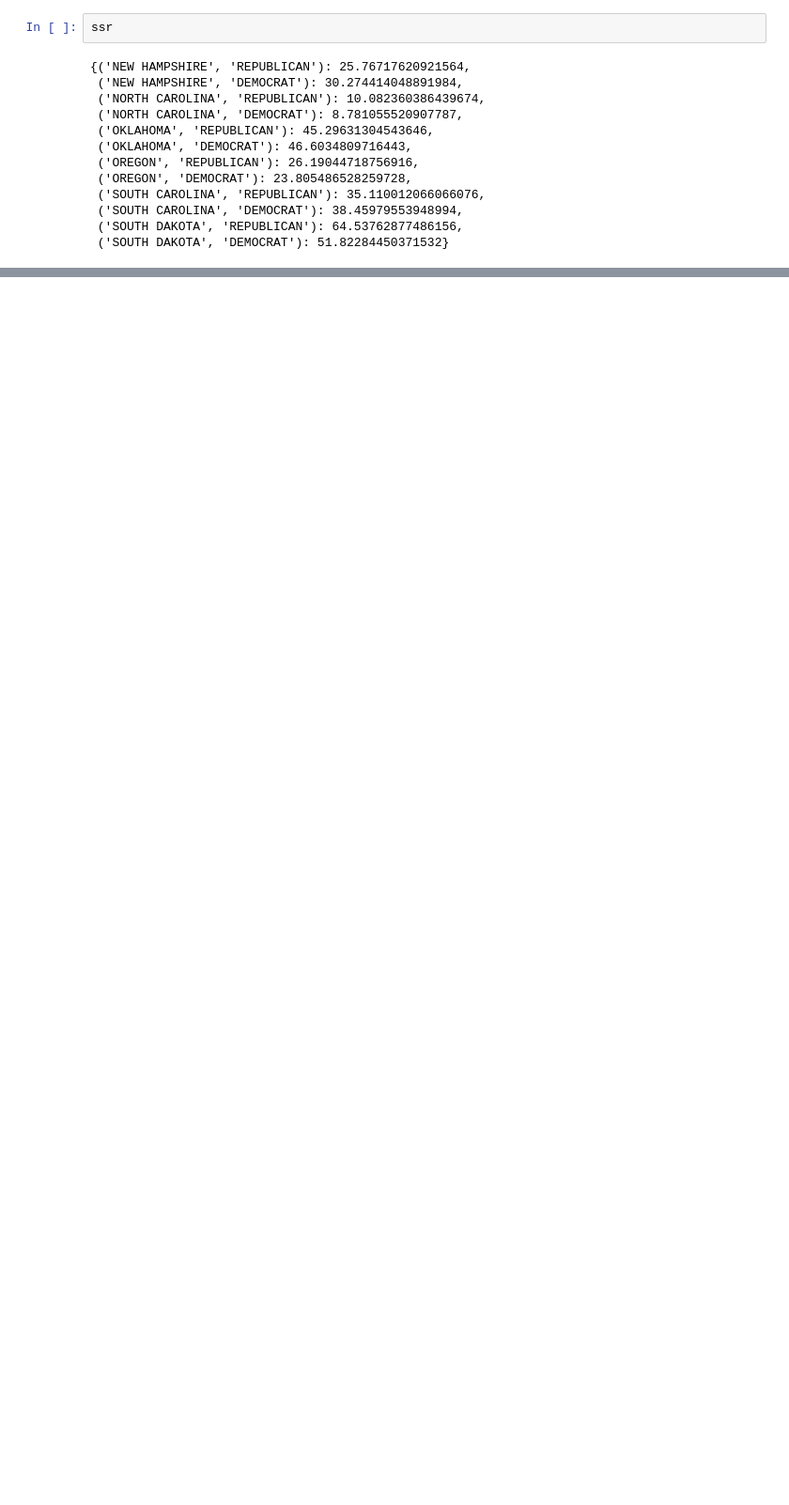
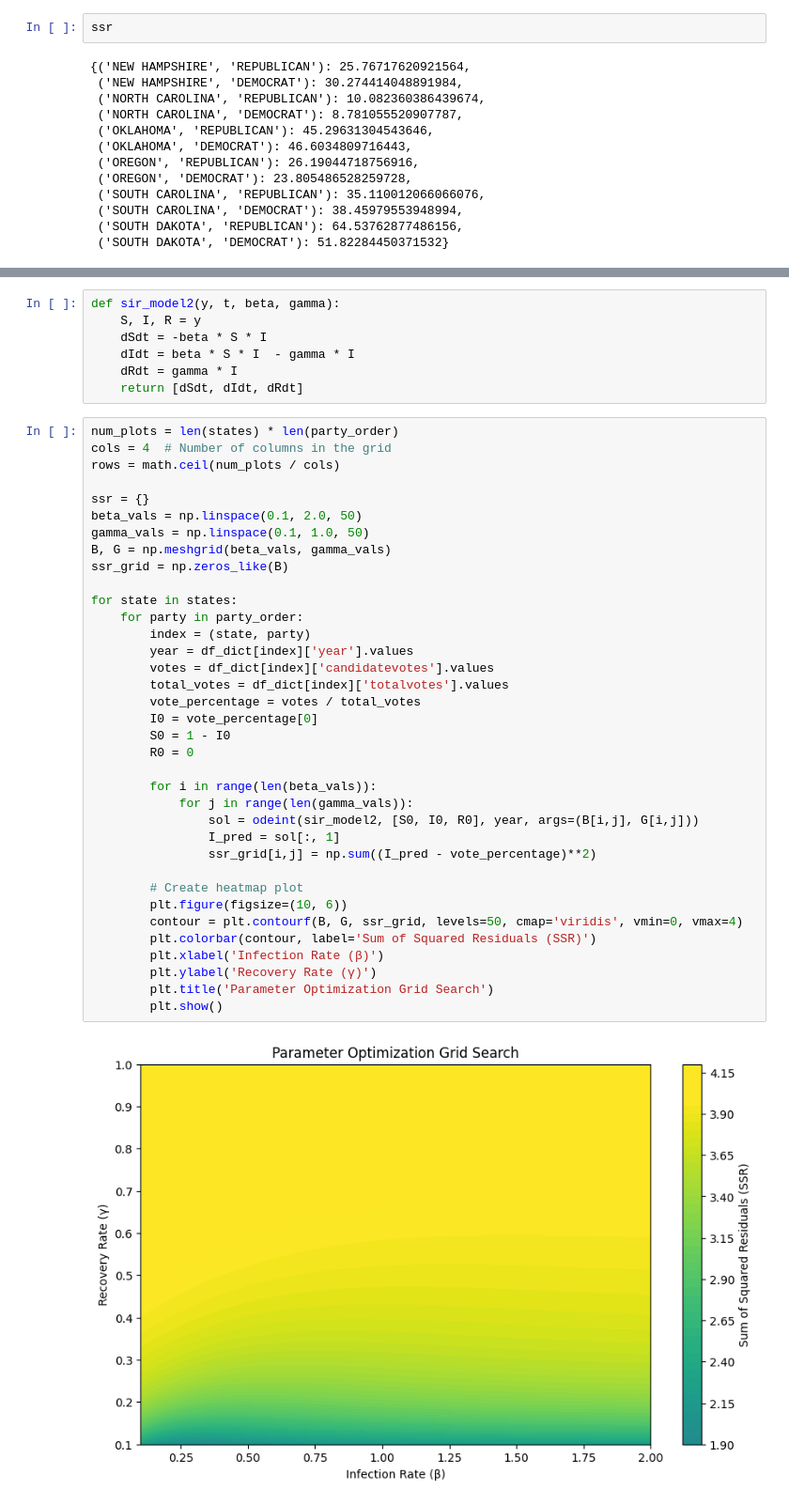
Before and after one commit to alanroyce20102003/bt5240, a Jupyter notebook: LS.ipynb, the cells around one changed output, grey strips where cells are left out. Shown at 94% size. Saved outputs shown, nothing was run; the diff lists cells and outputs as text; blank space fills up the shorter version.

Commit message:
Added the ssr heatmap

```diff
--- a/LS.ipynb
+++ b/LS.ipynb
@@ -227,0 +231,45 @@ ssr
+# %%
+def sir_model2(y, t, beta, gamma):
+    S, I, R = y
+    dSdt = -beta * S * I
+    dIdt = beta * S * I  - gamma * I
+    dRdt = gamma * I
+    return [dSdt, dIdt, dRdt]
+# %%
+num_plots = len(states) * len(party_order)
+cols = 4  # Number of columns in the grid
+rows = math.ceil(num_plots / cols)
+
+ssr = {}
+beta_vals = np.linspace(0.1, 2.0, 50)
+gamma_vals = np.linspace(0.1, 1.0, 50)
+B, G = np.meshgrid(beta_vals, gamma_vals)
+ssr_grid = np.zeros_like(B)
+
+for state in states:
+    for party in party_order:
+        index = (state, party)
+        year = df_dict[index]['year'].values
+        votes = df_dict[index]['candidatevotes'].values
+        total_votes = df_dict[index]['totalvotes'].values
+        vote_percentage = votes / total_votes
+        I0 = vote_percentage[0]
+        S0 = 1 - I0
+        R0 = 0
+
+        for i in range(len(beta_vals)):
+            for j in range(len(gamma_vals)):
+                sol = odeint(sir_model2, [S0, I0, R0], year, args=(B[i,j], G[i,j]))
+                I_pred = sol[:, 1]
+                ssr_grid[i,j] = np.sum((I_pred - vote_percentage)**2)
+
+        # Create heatmap plot
+        plt.figure(figsize=(10, 6))
+        contour = plt.contourf(B, G, ssr_grid, levels=50, cmap='viridis', vmin=0, vmax=4)
+        plt.colorbar(contour, label='Sum of Squared Residuals (SSR)')
+        plt.xlabel('Infection Rate (β)')
+        plt.ylabel('Recovery Rate (γ)')
+        plt.title('Parameter Optimization Grid Search')
+        plt.show()
+# %% [output]
+[figure, added]
```
Also changed, not shown: parts of 3 cells of this notebook.
